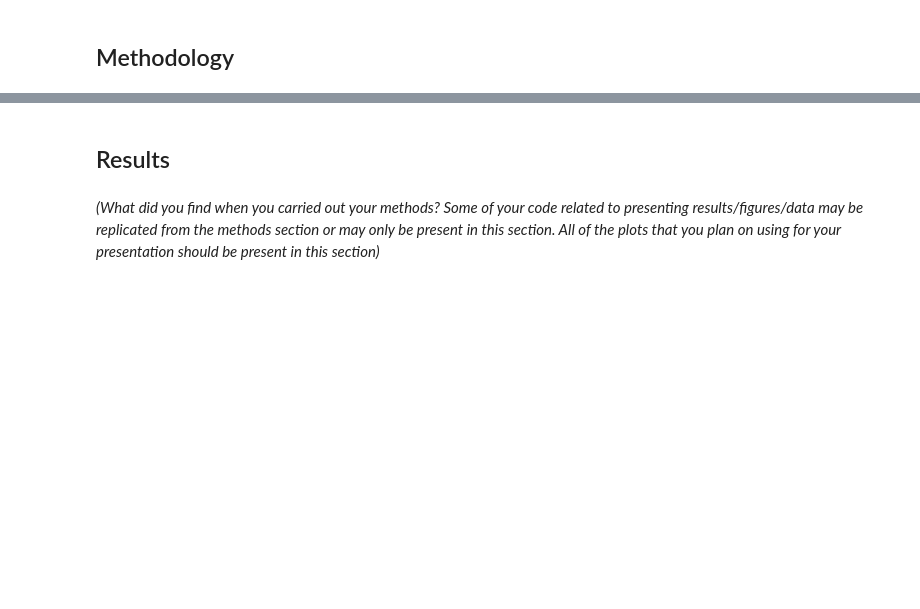
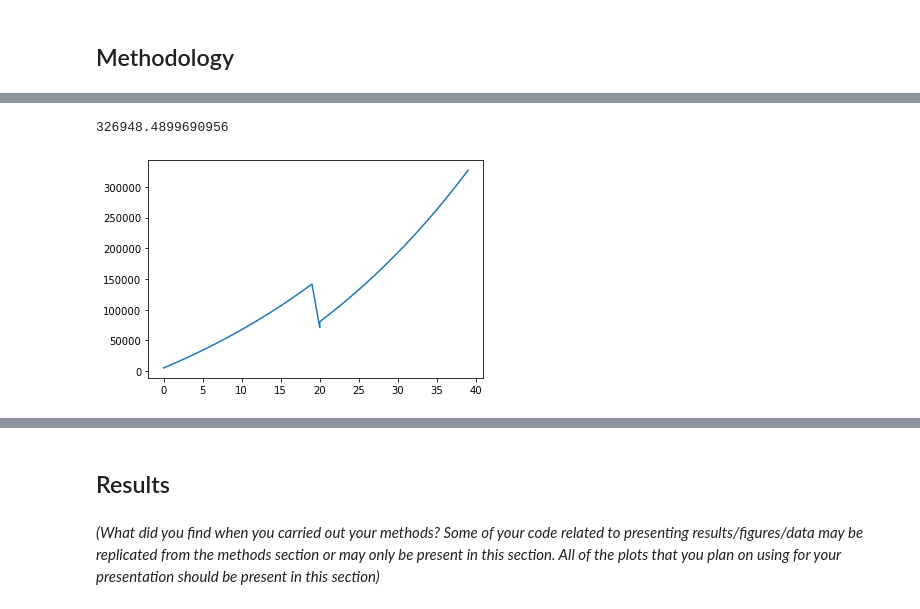
Before and after one commit to aniessaterps/CMSE202_Honors_Project, a Jupyter notebook: CMSE202_HonorsOption_AniessaTerpstra.ipynb, the cells around one changed output, grey strips where cells are left out. Drawn from its saved outputs; the diff is of its cells as text; code cells hidden in the pictures; blank space fills up the shorter version.

```diff
--- a/CMSE202_HonorsOption_AniessaTerpstra.ipynb
+++ b/CMSE202_HonorsOption_AniessaTerpstra.ipynb
@@ -79,0 +114,7 @@ class retirement():
+# %%
+mia = retirement(0,.005,40,70000,.1)
+mia.get_contributions()
+mia.update(divorce_age=20)
+# %% [output]
+326948.4899690956
+[figure, added]
```
Also changed, not shown: parts of 20 cells of this notebook.
